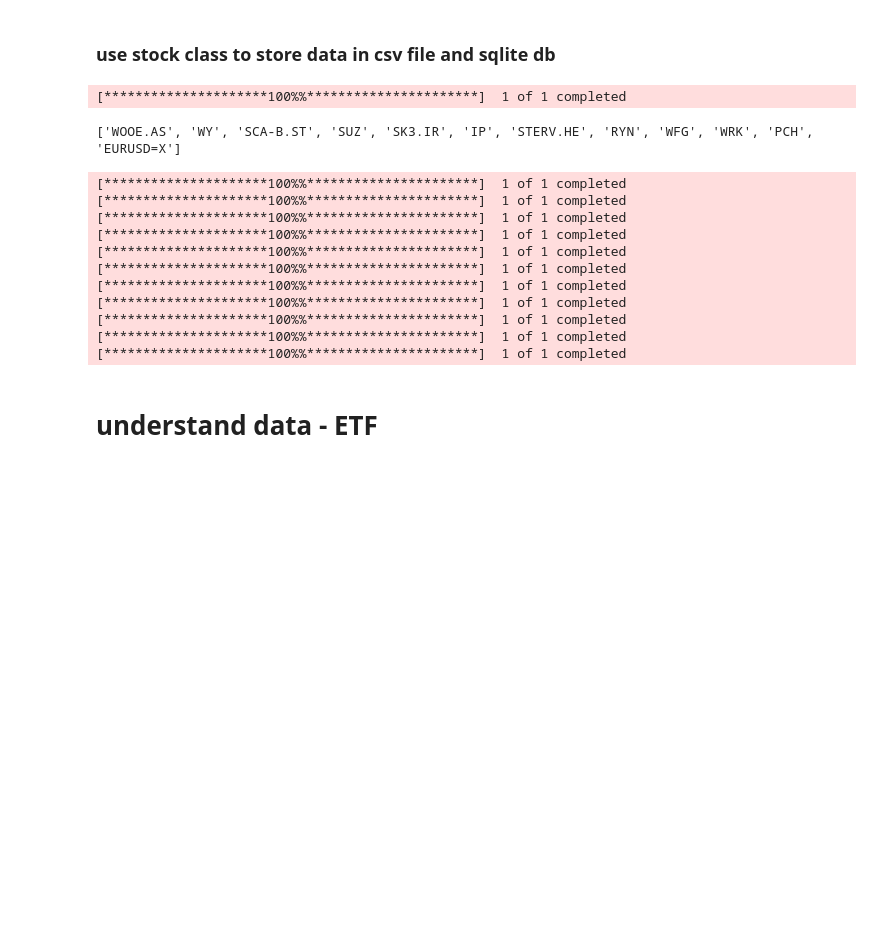
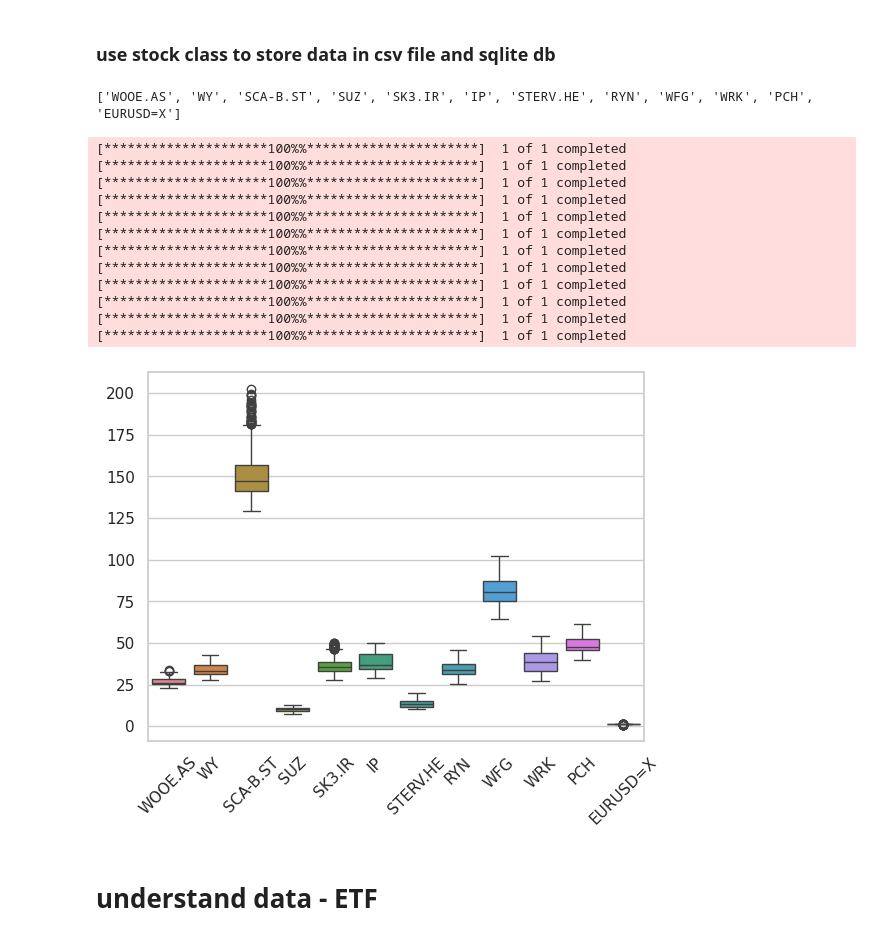
Before and after one commit to scaja/python_libraries_toolkits_for_modern_day_analysts_deprecated, a Jupyter notebook: 02_data_understanding.ipynb, the cells around one changed output. Saved outputs shown, nothing was run; the diff lists cells and outputs as text; code cells hidden in the pictures; blank space fills up the shorter version.

```diff
--- a/02_data_understanding.ipynb
+++ b/02_data_understanding.ipynb
@@ -138,22 +140,53 @@ print(ticker_symbols)
 
 for ticker_symbol in ticker_symbols:
     stock_obj = stock_orig(ticker_symbol)
+    stock_obj.download_stock_prices()
     stock_obj.save_csv_data()
     stock_obj.to_sqlite_database()
 # %% [output]
-[*********************100%%**********************]  1 of 1 completed
+['WOOE.AS', 'WY', 'SCA-B.ST', 'SUZ', 'SK3.IR', 'IP', 'STERV.HE', 'RYN', 'WFG', 'WRK', 'PCH', 'EURUSD=X']
-['WOOE.AS', 'WY', 'SCA-B.ST', 'SUZ', 'SK3.IR', 'IP', 'STERV.HE', 'RYN', 'WFG', 'WRK', 'PCH', 'EURUSD=X']
+[*********************100%%**********************]  1 of 1 completed
+[*********************100%%**********************]  1 of 1 completed
+[*********************100%%**********************]  1 of 1 completed
+[*********************100%%**********************]  1 of 1 completed
+[*********************100%%**********************]  1 of 1 completed
+[*********************100%%**********************]  1 of 1 completed
+[*********************100%%**********************]  1 of 1 completed
+[*********************100%%**********************]  1 of 1 completed
+[*********************100%%**********************]  1 of 1 completed
+[*********************100%%**********************]  1 of 1 completed
+[*********************100%%**********************]  1 of 1 completed
+[*********************100%%**********************]  1 of 1 completed
-[*********************100%%**********************]  1 of 1 completed
-[*********************100%%**********************]  1 of 1 completed
-[*********************100%%**********************]  1 of 1 completed
-[*********************100%%**********************]  1 of 1 completed
-[*********************100%%**********************]  1 of 1 completed
-[*********************100%%**********************]  1 of 1 completed
-[*********************100%%**********************]  1 of 1 completed
-[*********************100%%**********************]  1 of 1 completed
-[*********************100%%**********************]  1 of 1 completed
-[*********************100%%**********************]  1 of 1 completed
-[*********************100%%**********************]  1 of 1 completed
+# %%
+stock_orig_obj = stock_orig('WOOE.AS')
+# %%
+ticker_symbols = ['WOOE.AS', 'WY', 'SCA-B.ST', 'SUZ', 'SK3.IR', 'IP', 'STERV.HE','RYN', 'WFG', 'WRK', 'PCH', 'EURUSD=X']
+aux_var_stock_prices = []
+
+for ticker_symbol in ticker_symbols:
+
+    # init class
+    stock_orig_obj = stock_orig(ticker_symbol)
+
+    # collect data
+    first_item = pd.DataFrame(aux_var_stock_prices)
+    stock_orig_obj.load_csv_data()
+
+    # transform
+    second_item = stock_orig_obj.company_stock_prices['Close'].astype(np.float64)
+
+    # rename
+    aux_var_second_name = stock_orig_obj.company_name
+    second_item = second_item.rename(ticker_symbol)
+
+    # build dataframe
+    aux_var_stock_prices = pd.concat([first_item, second_item], axis=1)
+
+
+stock_orig_obj.first_aux_var_boxp = aux_var_stock_prices
+stock_orig_obj.boxplot()
+# %% [output]
+[figure, added]
 # %% [markdown]
 # understand data - ETF
 # %%
```
Also changed, not shown: parts of 14 cells of this notebook, 10 other files.
